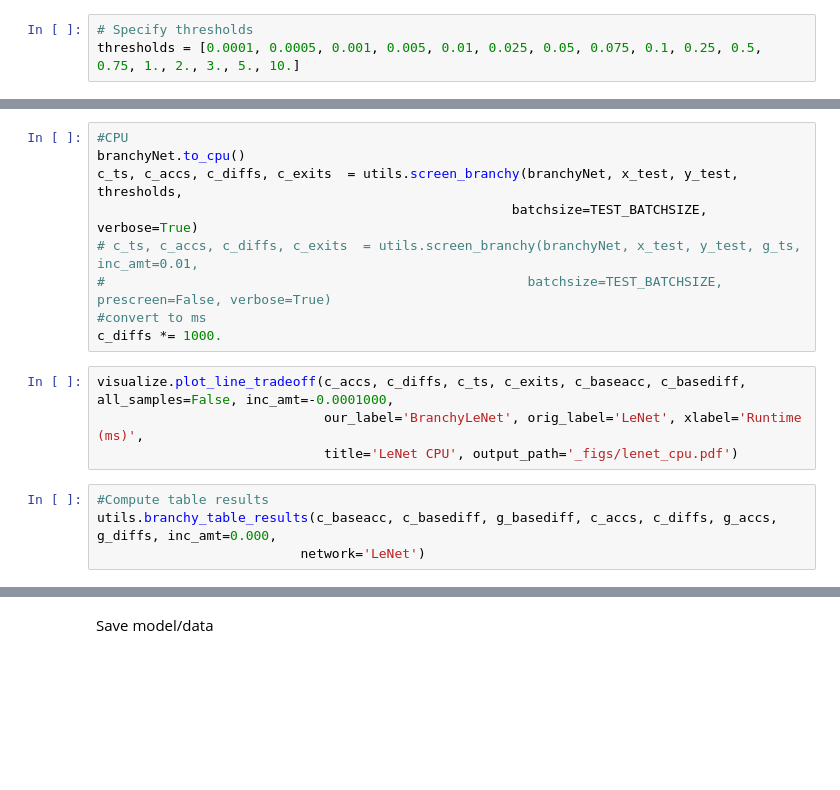
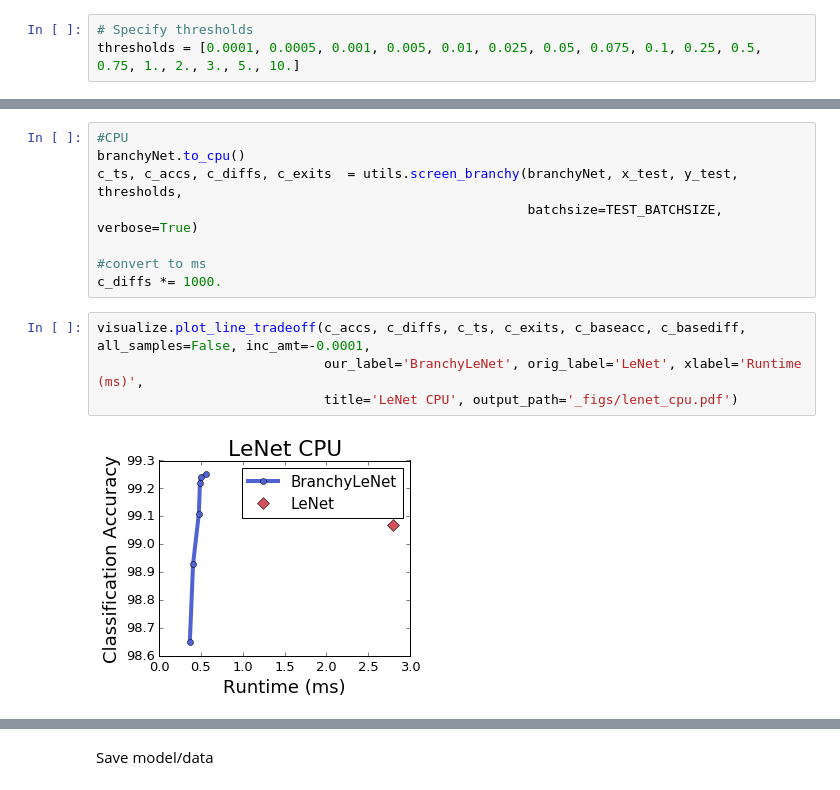
Before and after one commit to kunglab/branchynet, a Jupyter notebook: experiment_lenet_mnist.ipynb, the cells around one changed output, grey strips where cells are left out. Cells and saved outputs as stored; diff of their text form; blank space fills up the shorter version.

```diff
--- a/experiment_lenet_mnist.ipynb
+++ b/experiment_lenet_mnist.ipynb
@@ -84,16 +90,13 @@ visualize.plot_line_tradeoff(g_accs, g_diffs, g_ts, g_exits, g_baseacc, g_basedi
 #CPU
 branchyNet.to_cpu()
 c_ts, c_accs, c_diffs, c_exits  = utils.screen_branchy(branchyNet, x_test, y_test, thresholds,
-                                                     batchsize=TEST_BATCHSIZE, verbose=True)
-# c_ts, c_accs, c_diffs, c_exits  = utils.screen_branchy(branchyNet, x_test, y_test, g_ts, inc_amt=0.01,
-#                                                      batchsize=TEST_BATCHSIZE, prescreen=False, verbose=True)
+                                                       batchsize=TEST_BATCHSIZE, verbose=True)
+
 #convert to ms
 c_diffs *= 1000.
 # %%
-visualize.plot_line_tradeoff(c_accs, c_diffs, c_ts, c_exits, c_baseacc, c_basediff, all_samples=False, inc_amt=-0.0001000,
+visualize.plot_line_tradeoff(c_accs, c_diffs, c_ts, c_exits, c_baseacc, c_basediff, all_samples=False, inc_amt=-0.0001,
                              our_label='BranchyLeNet', orig_label='LeNet', xlabel='Runtime (ms)',
                              title='LeNet CPU', output_path='_figs/lenet_cpu.pdf')
+# %% [output]
+[figure, added]
-# %%
-#Compute table results
-utils.branchy_table_results(c_baseacc, c_basediff, g_basediff, c_accs, c_diffs, g_accs, g_diffs, inc_amt=0.000,
-                          network='LeNet')
```
Also changed, not shown: parts of 10 cells of this notebook, 4 other files.
